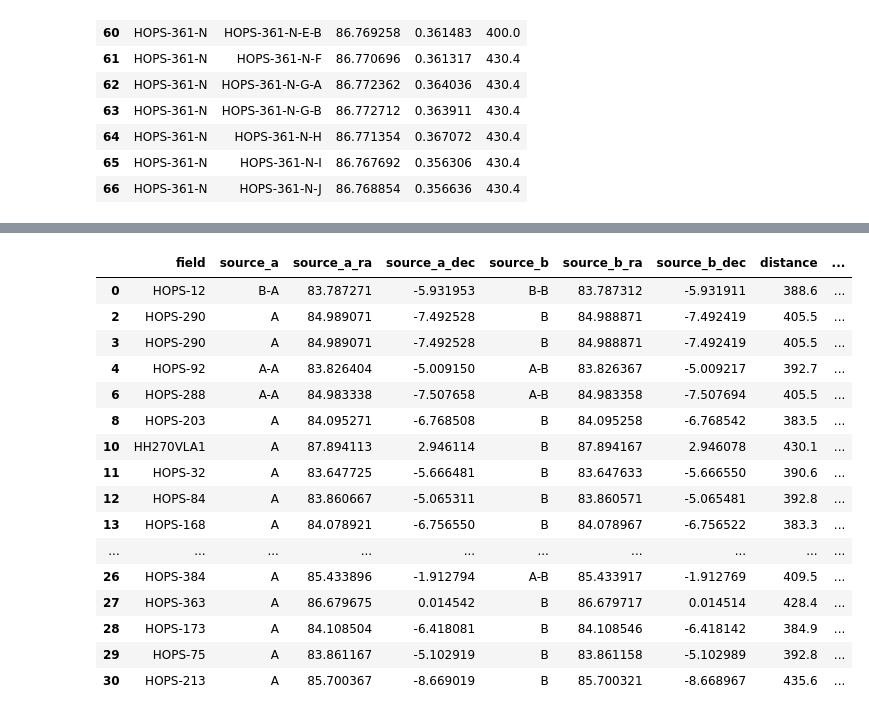
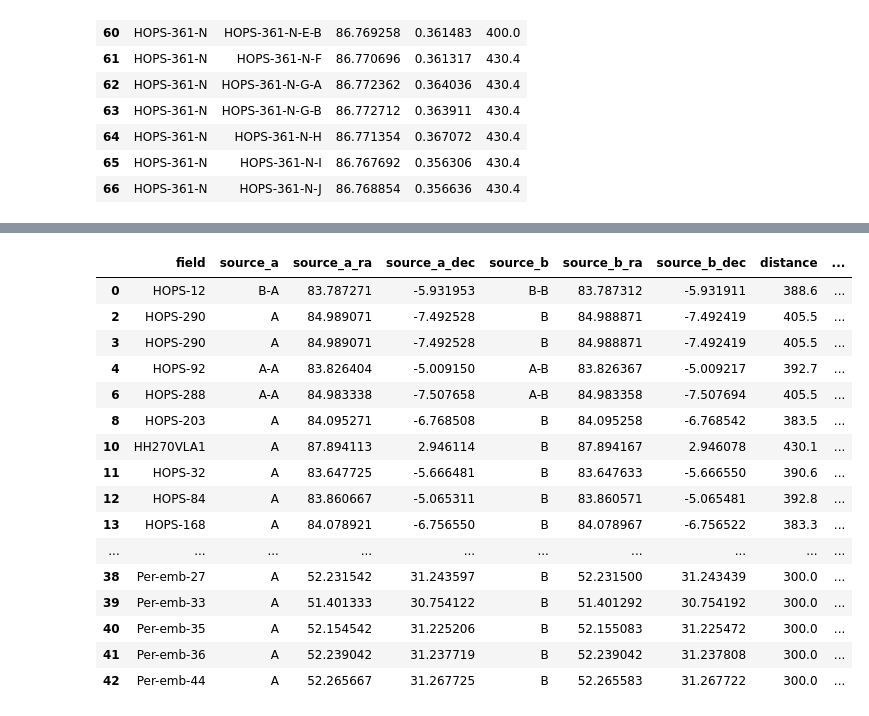
Before and after one commit to ryguy2k4/hops-research, a Jupyter notebook: notebooks/data.ipynb, the cells around one changed output, grey strips where cells are left out. Cells and saved outputs as stored; diff of their text form; code cells hidden in the pictures.

Commit message:
fixed perseus table data and made all perseus m8 maps

```diff
--- a/notebooks/data.ipynb
+++ b/notebooks/data.ipynb
@@ -60,23 +88,13 @@ def angle_west_of_north(v):
 # %%
-perseus = astropy.io.ascii.read("../data/input/perseus.txt", delimiter="\t", guess=False).to_pandas()
-perseus.loc[perseus['Source'] == '-', 'Source'] = 'A'
-perseus['Source'] = perseus['Source'].apply(lambda x: str(x).removeprefix('-'))
-perseus['Name'] = perseus['Name'].replace('-', np.nan)
-perseus['Name'] = perseus['Name'].fillna(method='ffill')
-perseus['Source'] = perseus['Name'] + '-' + perseus['Source']
-perseus['Dis'] = 300
-perseus = perseus[['Name', 'Source', 'RA', 'Dec', 'Dis']]
-perseus = perseus.rename(columns={'Name': 'Main'})
-
-def ra_to_degrees(ra_str):
-    h, m, s = map(float, ra_str.split(':'))
-    return (h + m / 60 + s / 3600) * 15  # Convert hours to degrees
-
-def dec_to_degrees(dec_str):
-    sign = -1 if dec_str.startswith('-') else 1
-    d, m, s = map(float, dec_str.lstrip('+-').split(':'))
-    return sign * (d + m / 60 + s / 3600)
-
-perseus['RA'] = perseus['RA'].apply(ra_to_degrees)
-perseus['Dec'] = perseus['Dec'].apply(dec_to_degrees)
-perseus
+perseus2 = astropy.io.ascii.read("../data/input/perseus.txt", delimiter="\t", guess=False).to_pandas()
+perseus2.loc[perseus2['Source'] == '-', 'Source'] = 'A'
+perseus2['Source'] = perseus2['Source'].apply(lambda x: str(x).removeprefix('-'))
+perseus2['Name'] = perseus2['Name'].replace('-', np.nan)
+perseus2['Name'] = perseus2['Name'].fillna(method='ffill')
+perseus2['Source'] = perseus2['Name'] + '-' + perseus2['Source']
+perseus2['Dis'] = 300
+perseus2 = perseus2[['Name', 'Source', 'RA', 'Dec', 'Dis']]
+perseus2 = perseus2.rename(columns={'Name': 'Main'})
+perseus2 = perseus2[perseus2['Main'].isin(targets)]
+perseus2['RA'] = perseus2['RA'].apply(ra_to_degrees)
+perseus2['Dec'] = perseus2['Dec'].apply(dec_to_degrees)
@@ -100,0 +101,7 @@ perseus
+# %%
+additional_targets = perseus2[perseus2['Main'].isin(['Per-emb-2', 'Per-emb-5', 'Per-emb-18'])]
+per_5 = perseus2.loc[perseus2['Main'] == 'Per-emb-5']
+# define Per-emb-5-B as same coordinates as Per-emb-A
+per_5['Source'] = 'Per-emb-5-B'
+perseus = pd.concat([perseus1, additional_targets, per_5]).sort_values('Source').reset_index(drop=True)
+perseus
@@ -197,35 +227,36 @@ master = pd.DataFrame(new_rows)[['field', 'source_a', 'source_a_ra', 'source_a_d
 
 def fix_outflow_source(x):
     if str(x).__contains__('+'):
         return 'both'
     elif len(str(x)) > 1:
         return str(x)[0] + '-' + str(x)[1]
     else:
         return x
 
 master['outflow_source'] = master['outflow_source'].apply(lambda x: fix_outflow_source(x))
 
 angle = np.abs(master['outflow_PA'] - master['binary_PA'])
 angle = np.min([angle, 180 - angle], axis=0)
 angle = np.abs(angle)
 master['delta_PA'] = angle
 
+master.to_csv('../data/output/outflow_data.csv')
 master
 # %% [output]
 |  | field | source_a | source_a_ra | source_a_dec | source_b | source_b_ra | source_b_dec | distance | ... |
 | 0 | HOPS-12 | B-A | 83.787271 | -5.931953 | B-B | 83.787312 | -5.931911 | 388.6 | ... |
 | 2 | HOPS-290 | A | 84.989071 | -7.492528 | B | 84.988871 | -7.492419 | 405.5 | ... |
 | 3 | HOPS-290 | A | 84.989071 | -7.492528 | B | 84.988871 | -7.492419 | 405.5 | ... |
 | 4 | HOPS-92 | A-A | 83.826404 | -5.009150 | A-B | 83.826367 | -5.009217 | 392.7 | ... |
 | 6 | HOPS-288 | A-A | 84.983338 | -7.507658 | A-B | 84.983358 | -7.507694 | 405.5 | ... |
 | 8 | HOPS-203 | A | 84.095271 | -6.768508 | B | 84.095258 | -6.768542 | 383.5 | ... |
 | 10 | HH270VLA1 | A | 87.894113 | 2.946114 | B | 87.894167 | 2.946078 | 430.1 | ... |
 | 11 | HOPS-32 | A | 83.647725 | -5.666481 | B | 83.647633 | -5.666550 | 390.6 | ... |
 | 12 | HOPS-84 | A | 83.860667 | -5.065311 | B | 83.860571 | -5.065481 | 392.8 | ... |
 | 13 | HOPS-168 | A | 84.078921 | -6.756550 | B | 84.078967 | -6.756522 | 383.3 | ... |
 | ... | ... | ... | ... | ... | ... | ... | ... | ... | ... |
-| 26 | HOPS-384 | A | 85.433896 | -1.912794 | A-B | 85.433917 | -1.912769 | 409.5 | ... |
-| 27 | HOPS-363 | A | 86.679675 | 0.014542 | B | 86.679717 | 0.014514 | 428.4 | ... |
-| 28 | HOPS-173 | A | 84.108504 | -6.418081 | B | 84.108546 | -6.418142 | 384.9 | ... |
-| 29 | HOPS-75 | A | 83.861167 | -5.102919 | B | 83.861158 | -5.102989 | 392.8 | ... |
-| 30 | HOPS-213 | A | 85.700367 | -8.669019 | B | 85.700321 | -8.668967 | 435.6 | ... |
+| 38 | Per-emb-27 | A | 52.231542 | 31.243597 | B | 52.231500 | 31.243439 | 300.0 | ... |
+| 39 | Per-emb-33 | A | 51.401333 | 30.754122 | B | 51.401292 | 30.754192 | 300.0 | ... |
+| 40 | Per-emb-35 | A | 52.154542 | 31.225206 | B | 52.155083 | 31.225472 | 300.0 | ... |
+| 41 | Per-emb-36 | A | 52.239042 | 31.237719 | B | 52.239042 | 31.237808 | 300.0 | ... |
+| 42 | Per-emb-44 | A | 52.265667 | 31.267725 | B | 52.265583 | 31.267722 | 300.0 | ... |
```
Also changed, not shown: parts of 7 cells of this notebook, 26 other files.
